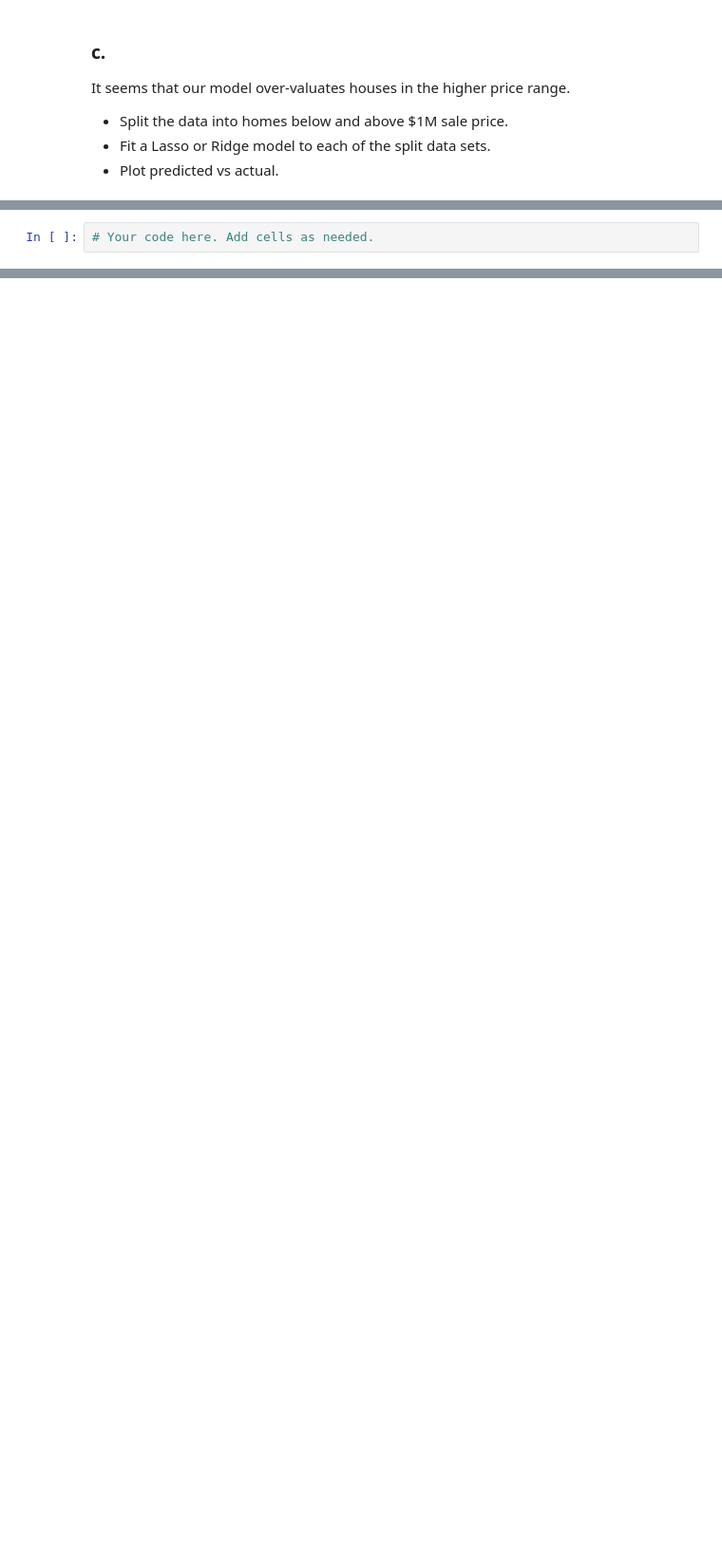
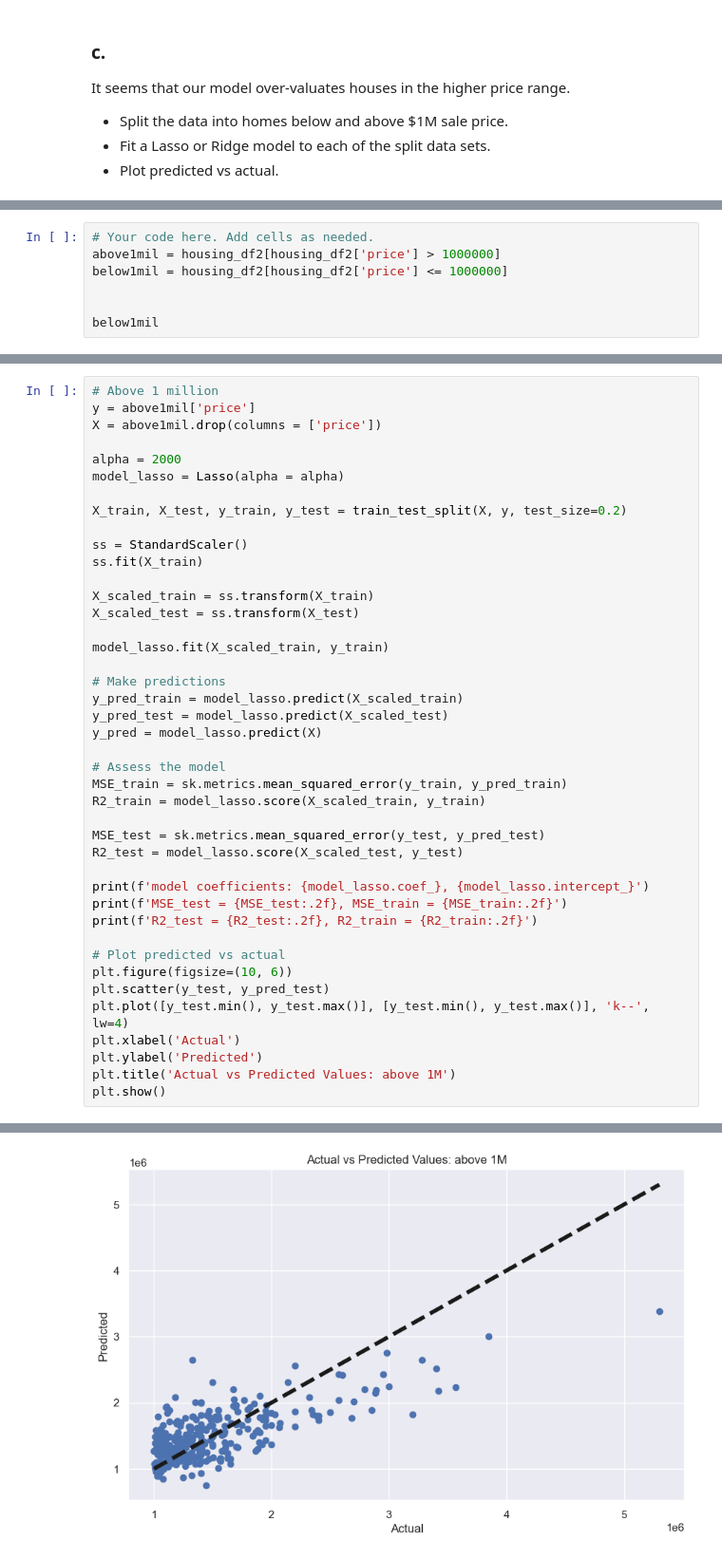
Before and after one commit to GettysburgDataScience/ps1-linear-regression-llanjo01, a Jupyter notebook: PS1.ipynb, the cells around one changed output, grey strips where cells are left out. Shown at 95% size. Saved outputs shown, nothing was run; the diff lists cells and outputs as text; blank space fills up the shorter version.

```diff
--- a/PS1.ipynb
+++ b/PS1.ipynb
@@ -206,3 +377,8 @@ It seems that our model over-valuates houses in the higher price range.
 <Your written answers>
 # %%
 # Your code here. Add cells as needed.
+above1mil = housing_df2[housing_df2['price'] > 1000000]
+below1mil = housing_df2[housing_df2['price'] <= 1000000]
+
+
+below1mil
@@ -208,0 +399,43 @@ It seems that our model over-valuates houses in the higher price range.
+# %%
+# Above 1 million
+y = above1mil['price']
+X = above1mil.drop(columns = ['price'])
+
+alpha = 2000
+model_lasso = Lasso(alpha = alpha)
+
+X_train, X_test, y_train, y_test = train_test_split(X, y, test_size=0.2)
+
+ss = StandardScaler()
+ss.fit(X_train)
+
+X_scaled_train = ss.transform(X_train)
+X_scaled_test = ss.transform(X_test)
+
+model_lasso.fit(X_scaled_train, y_train)
+
+# Make predictions
+y_pred_train = model_lasso.predict(X_scaled_train)
+y_pred_test = model_lasso.predict(X_scaled_test)
+y_pred = model_lasso.predict(X)
+
+# Assess the model
+MSE_train = sk.metrics.mean_squared_error(y_train, y_pred_train)
+R2_train = model_lasso.score(X_scaled_train, y_train)
+
+MSE_test = sk.metrics.mean_squared_error(y_test, y_pred_test)
+R2_test = model_lasso.score(X_scaled_test, y_test)
+
+print(f'model coefficients: {model_lasso.coef_}, {model_lasso.intercept_}')
+print(f'MSE_test = {MSE_test:.2f}, MSE_train = {MSE_train:.2f}')
+print(f'R2_test = {R2_test:.2f}, R2_train = {R2_train:.2f}')
+
+# Plot predicted vs actual
+plt.figure(figsize=(10, 6))
+plt.scatter(y_test, y_pred_test)
+plt.plot([y_test.min(), y_test.max()], [y_test.min(), y_test.max()], 'k--', lw=4)
+plt.xlabel('Actual')
+plt.ylabel('Predicted')
+plt.title('Actual vs Predicted Values: above 1M')
+plt.show()
+# %% [output]
@@ -208,0 +449 @@ It seems that our model over-valuates houses in the higher price range.
+[figure, added]
```
Also changed, not shown: parts of 23 cells of this notebook.
